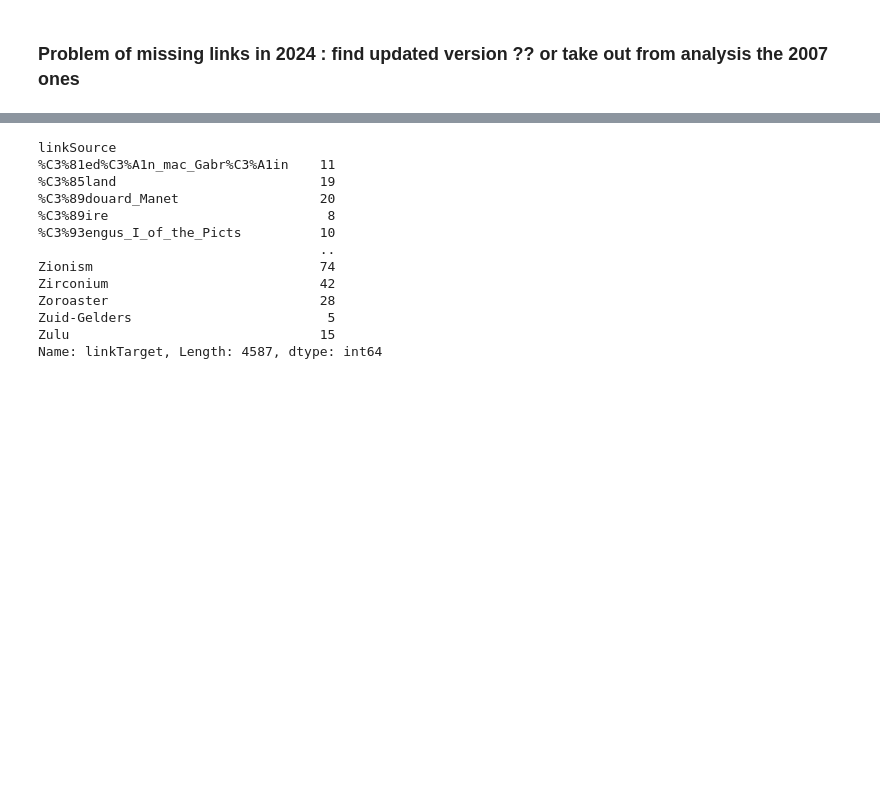
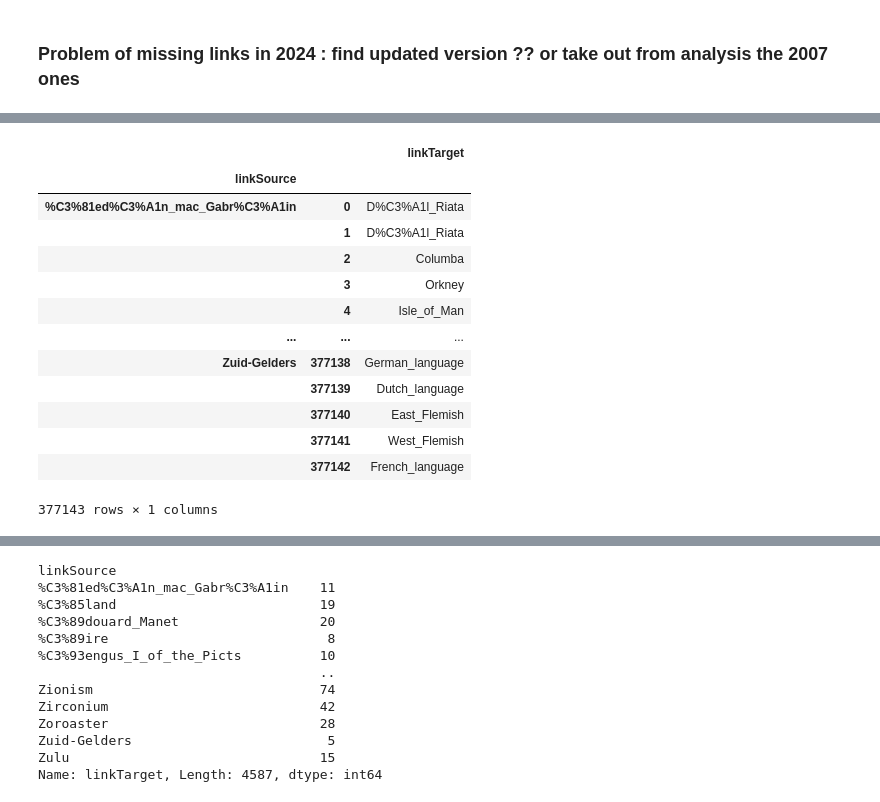
Before and after one commit to epfl-ada/ada-2024-project-outlier-1, a Jupyter notebook: Wikipedia_comparison.ipynb, the cells around one changed output, grey strips where cells are left out. Saved outputs shown, nothing was run; the diff lists cells and outputs as text; code cells hidden in the pictures; blank space fills up the shorter version.

```diff
--- a/Wikipedia_comparison.ipynb
+++ b/Wikipedia_comparison.ipynb
@@ -28 +52,18 @@ links2024 = pd.read_csv('data/2024/links2024.csv')
+# %%
+summary2024_df
+# %% [output]
+|  |  | linkTarget |
+| linkSource |  |  |
+| %C3%81ed%C3%A1n_mac_Gabr%C3%A1in | 0 | D%C3%A1l_Riata |
+|  | 1 | D%C3%A1l_Riata |
+|  | 2 | Columba |
+|  | 3 | Orkney |
+|  | 4 | Isle_of_Man |
+| ... | ... | ... |
+| Zuid-Gelders | 377138 | German_language |
+|  | 377139 | Dutch_language |
+|  | 377140 | East_Flemish |
+|  | 377141 | West_Flemish |
+|  | 377142 | French_language |
+377143 rows × 1 columns
 # %%
```
Also changed, not shown: parts of 9 cells of this notebook.
